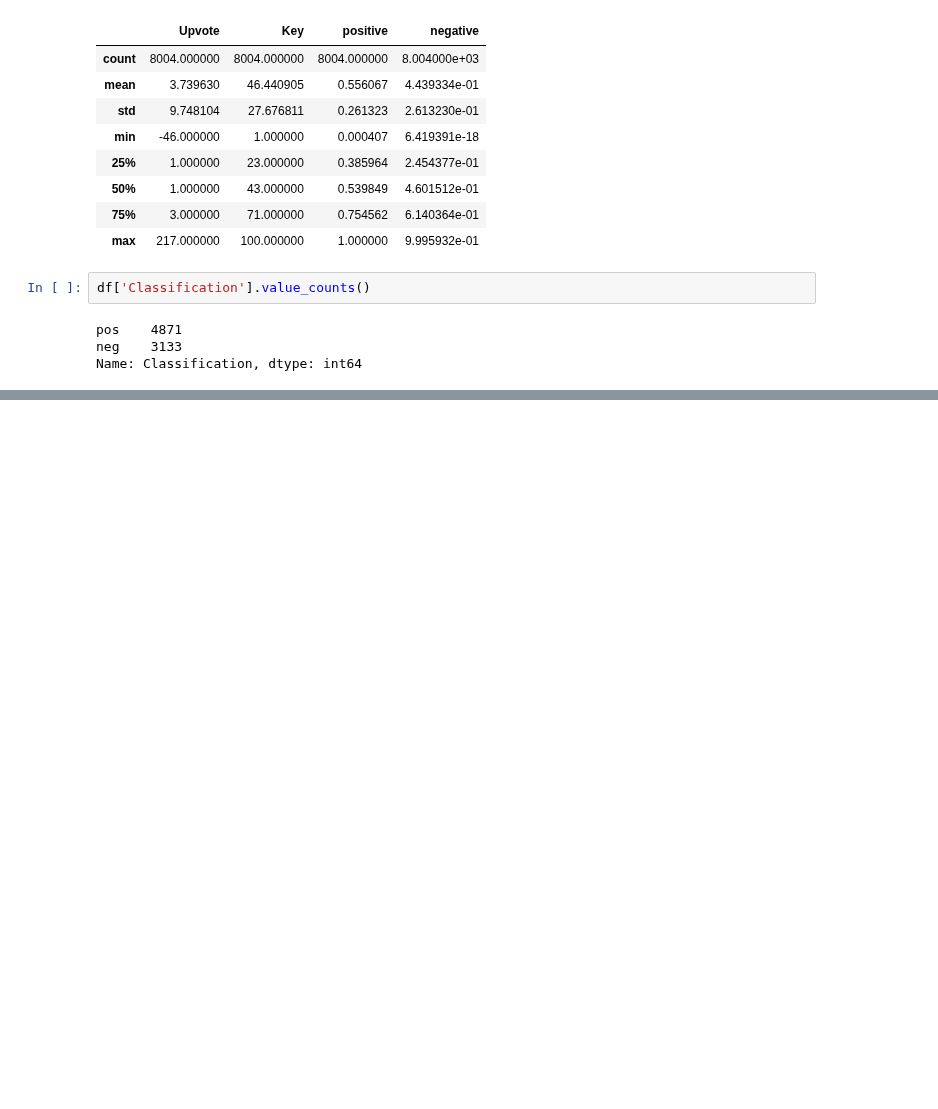
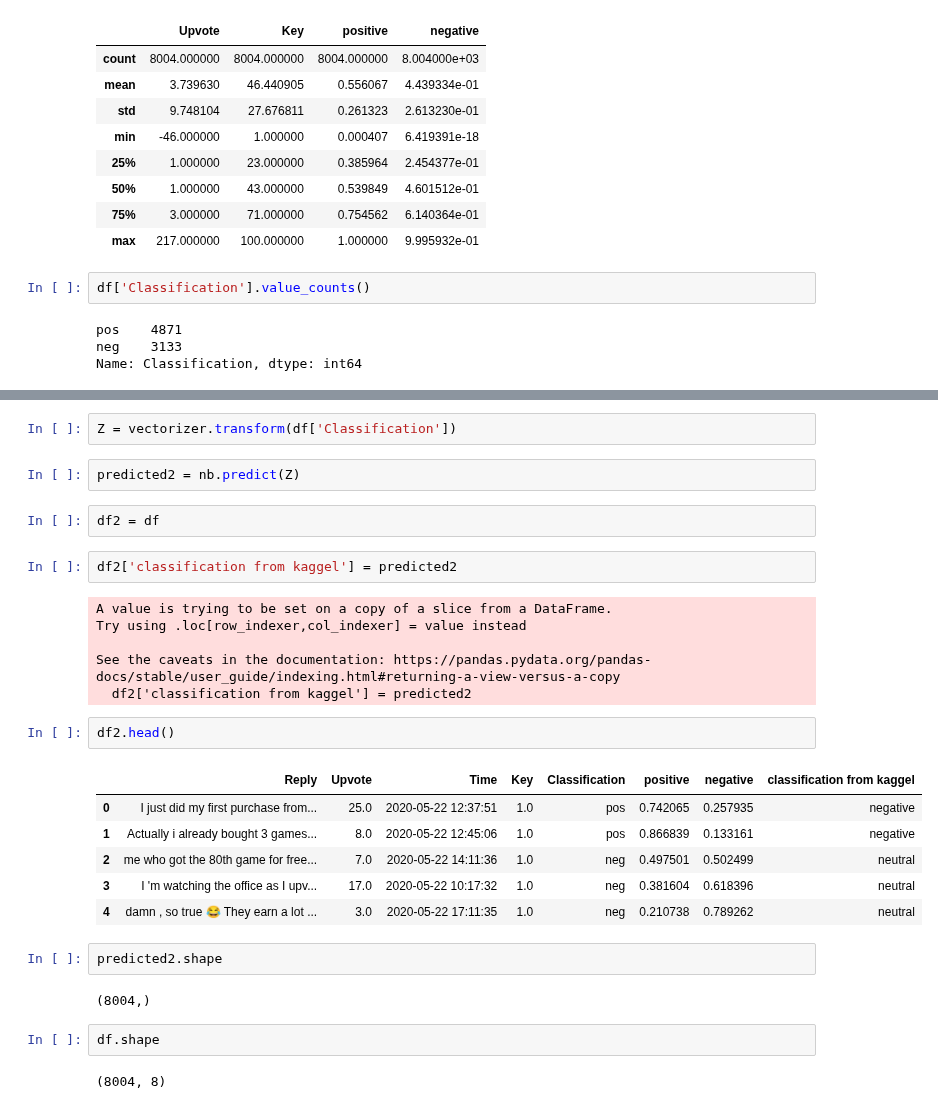
Before and after one commit to Sakyawira/Sentiment-Analysis, a Jupyter notebook: Data exploration.ipynb, the cells around one changed output, grey strips where cells are left out. Drawn from its saved outputs; the diff is of its cells as text; blank space fills up the shorter version.

Commit message:
running kaggle model on epic data

```diff
--- a/Data exploration.ipynb
+++ b/Data exploration.ipynb
@@ -227,0 +237,31 @@ Name: Classification, dtype: int64
+# %%
+Z = vectorizer.transform(df['Classification'])
+# %%
+predicted2 = nb.predict(Z)
+# %%
+df2 = df
+# %%
+df2['classification from kaggel'] = predicted2
+# %% [output]
+A value is trying to be set on a copy of a slice from a DataFrame.
+Try using .loc[row_indexer,col_indexer] = value instead
+
+See the caveats in the documentation: https://pandas.pydata.org/pandas-docs/stable/user_guide/indexing.html#returning-a-view-versus-a-copy
+  df2['classification from kaggel'] = predicted2
+# %%
+df2.head()
+# %% [output]
+|  | Reply | Upvote | Time | Key | Classification | positive | negative | classification from kaggel |
+| 0 | I just did my first purchase from... | 25.0 | 2020-05-22 12:37:51 | 1.0 | pos | 0.742065 | 0.257935 | negative |
+| 1 | Actually i already bought 3 games... | 8.0 | 2020-05-22 12:45:06 | 1.0 | pos | 0.866839 | 0.133161 | negative |
+| 2 | me who got the 80th game for free... | 7.0 | 2020-05-22 14:11:36 | 1.0 | neg | 0.497501 | 0.502499 | neutral |
+| 3 | I 'm watching the office as I upv... | 17.0 | 2020-05-22 10:17:32 | 1.0 | neg | 0.381604 | 0.618396 | neutral |
+| 4 | damn , so true 😂 They earn a lot ... | 3.0 | 2020-05-22 17:11:35 | 1.0 | neg | 0.210738 | 0.789262 | neutral |
+# %%
+predicted2.shape
+# %% [output]
+(8004,)
+# %%
+df.shape
+# %% [output]
+(8004, 8)
```
Also changed, not shown: parts of 3 cells of this notebook, 1 other file.
